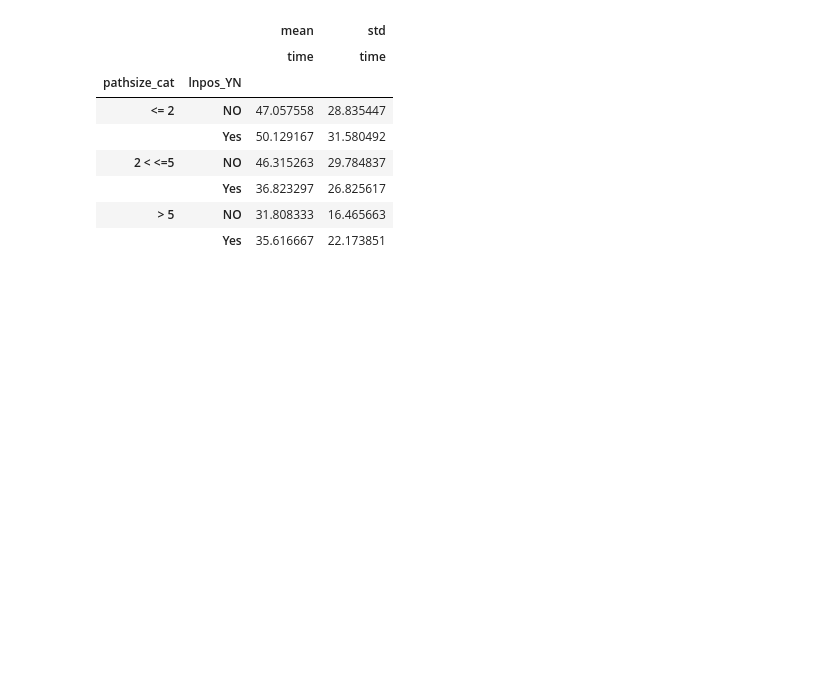
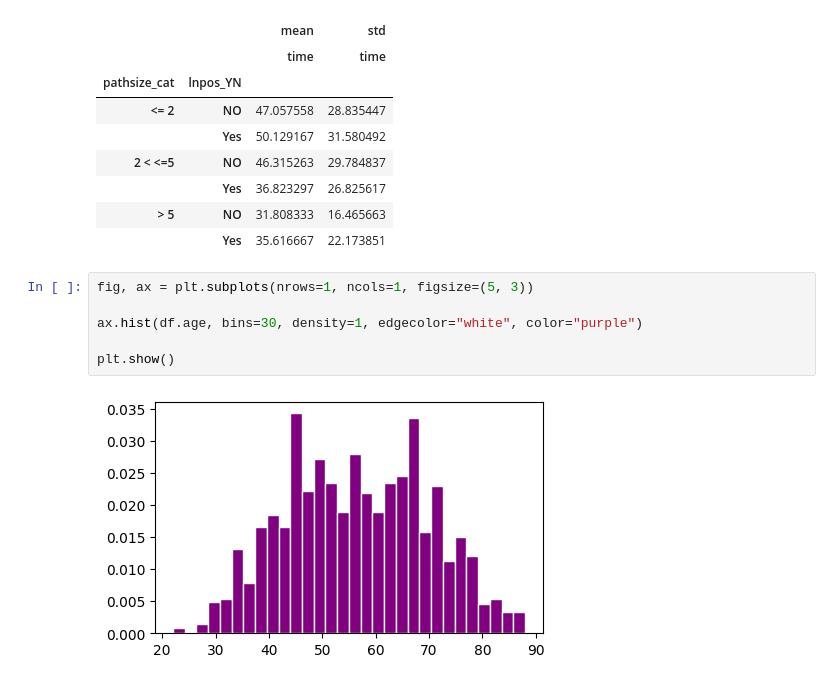
Before and after one commit to aryanssd/-sixteenth-exercices-for-loop, a Jupyter notebook: descriptive-statics.ipynb, the cells around one changed output. Saved outputs shown, nothing was run; the diff lists cells and outputs as text; blank space fills up the shorter version.

Commit message:
Kaggle Notebook | Descriptive Statics | Histogram

```diff
--- a/descriptive-statics.ipynb
+++ b/descriptive-statics.ipynb
@@ -267,3 +267,11 @@ pivot_table
 |  | Yes | 36.823297 | 26.825617 |
 | > 5 | NO | 31.808333 | 16.465663 |
 |  | Yes | 35.616667 | 22.173851 |
+# %%
+fig, ax = plt.subplots(nrows=1, ncols=1, figsize=(5, 3))
+
+ax.hist(df.age, bins=30, density=1, edgecolor="white", color="purple")
+
+plt.show()
+# %% [output]
+[figure, added]
```
Also changed, not shown: parts of 1 cell of this notebook.
